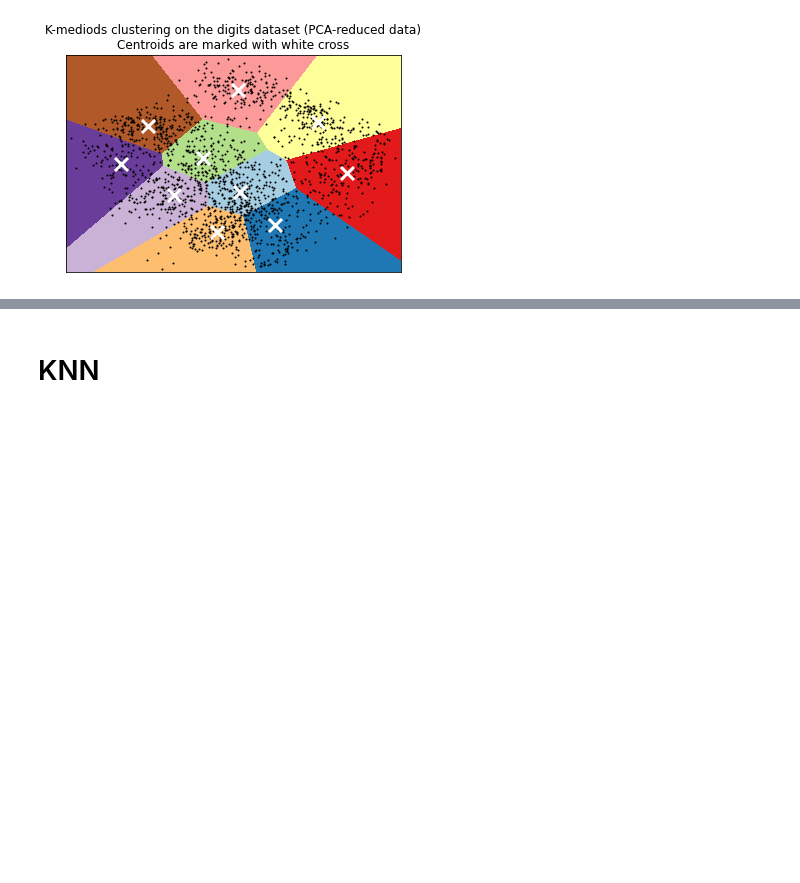
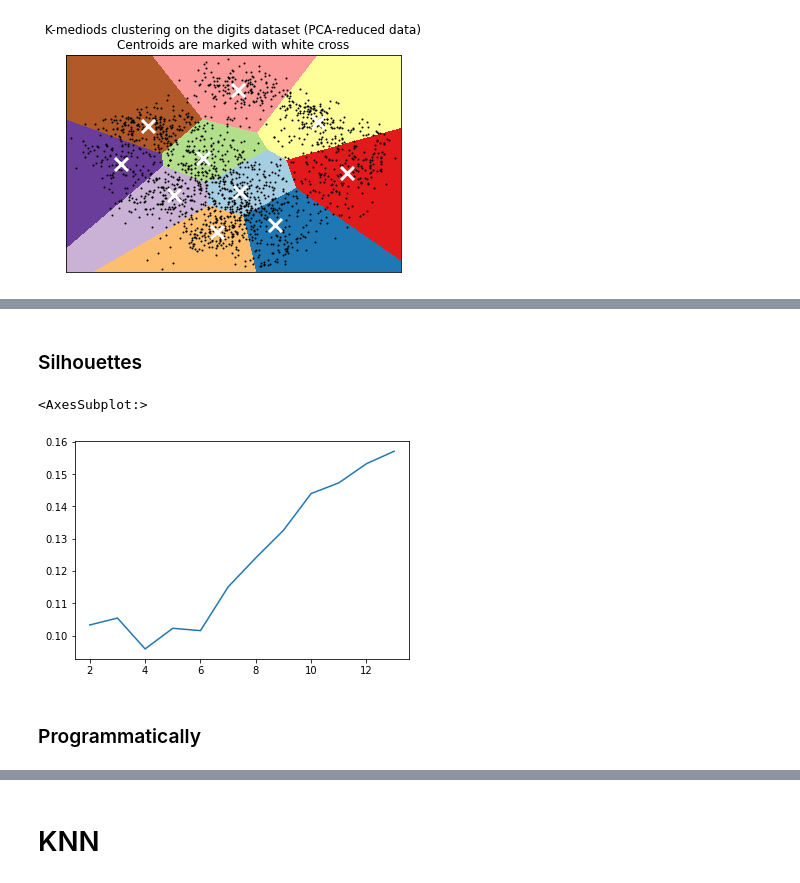
Before and after one commit to mjost5v/cs403-demo-notebooks, a Jupyter notebook: Clustering.ipynb, the cells around one changed output, grey strips where cells are left out. Drawn from its saved outputs; the diff is of its cells as text; code cells hidden in the pictures; blank space fills up the shorter version.

```diff
--- a/Clustering.ipynb
+++ b/Clustering.ipynb
@@ -170,0 +198,9 @@ plt.yticks(())
+# %% [markdown]
+### Silhouettes
+# %%
+sns.lineplot(x=k_values, y=silhouette_values)
+# %% [output]
+<AxesSubplot:>
+[figure, added]
+# %% [markdown]
+### Programmatically
```
Also changed, not shown: parts of 28 cells of this notebook.
